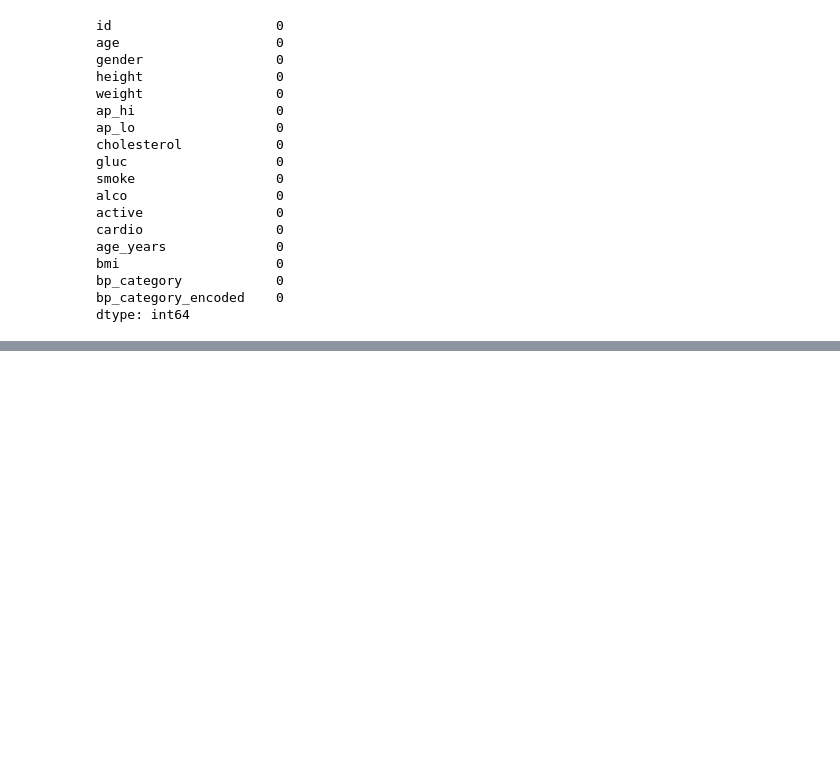
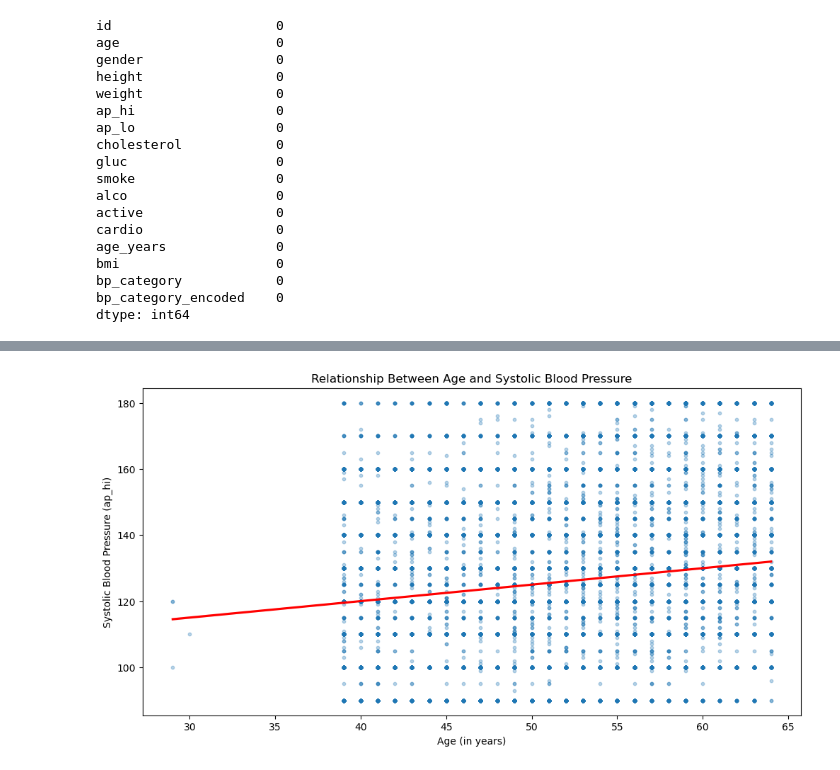
Before and after one commit to ch-nisar89/machine-learning-approaches-for-cardiovascular-disease-prediction, a Jupyter notebook: Cardiovascular Disease Prediction Using Clustering and Logistic Regression.ipynb, the cells around one changed output, grey strips where cells are left out. Saved outputs shown, nothing was run; the diff lists cells and outputs as text; code cells hidden in the pictures; blank space fills up the shorter version.

```diff
--- a/Cardiovascular Disease Prediction Using Clustering and Logistic Regression.ipynb
+++ b/Cardiovascular Disease Prediction Using Clustering and Logistic Regression.ipynb
@@ -288,0 +170,15 @@ plt.show()
+# %%
+plt.figure(figsize=(12, 6))
+
+# Scatter plot with regression line
+# Relationship Between Age and Systolic Blood Pressure
+# The red line helps observe how blood pressure tends to change with age, providing insights into age-related blood pressure trends.
+
+sns.regplot(x='age_years', y='ap_hi', data=df, scatter_kws={'s': 10, 'alpha': 0.3}, line_kws={'color': 'red'})
+
+plt.xlabel('Age (in years)')
+plt.ylabel('Systolic Blood Pressure (ap_hi)')
+plt.title('Relationship Between Age and Systolic Blood Pressure')
+plt.show()
+# %% [output]
+[figure, added]
```
Also changed, not shown: parts of 59 cells of this notebook.
